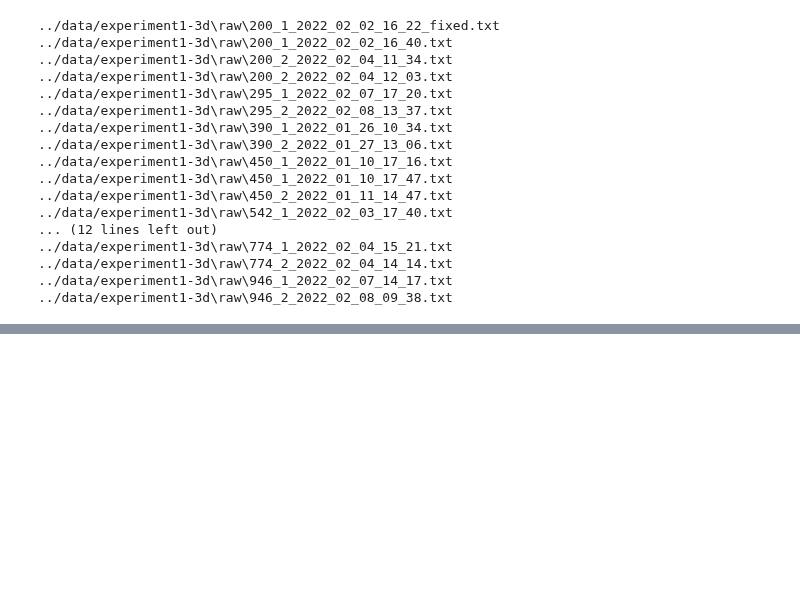
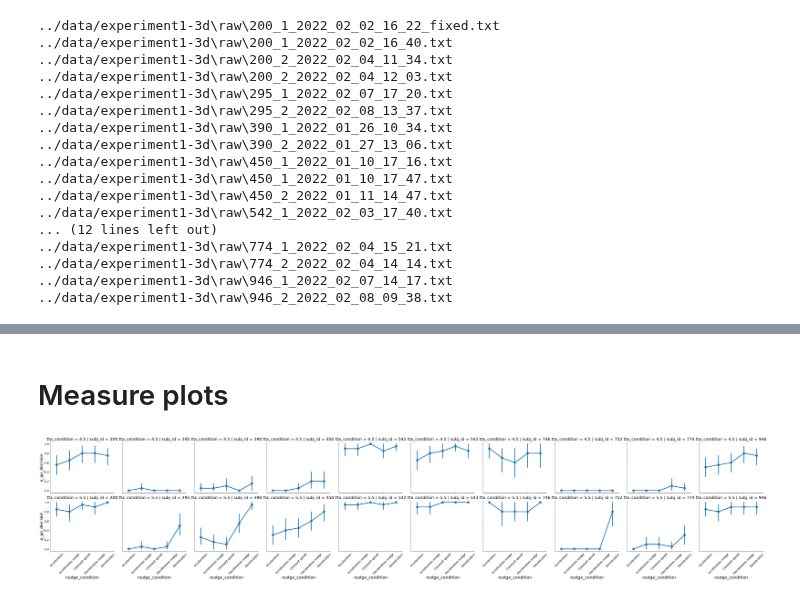
Before and after one commit to tud-hri/nudging-humans-in-traffic, a Jupyter notebook: data_analysis/experiment1-3d-preprocessing.ipynb, the cells around one changed output, grey strips where cells are left out. Cells and saved outputs as stored; diff of their text form; code cells hidden in the pictures; blank space fills up the shorter version.

```diff
--- a/data_analysis/experiment1-3d-preprocessing.ipynb
+++ b/data_analysis/experiment1-3d-preprocessing.ipynb
@@ -275,0 +243,2 @@ len(measures[measures.is_negative_rating])/len(measures)
+# %% [markdown]
+# Measure plots
@@ -275,0 +247,15 @@ len(measures[measures.is_negative_rating])/len(measures)
+# %%
+g = sns.catplot(data=measures, x="nudge_condition", y="p_go_decision", row="tta_condition", col="subj_id", kind="point",
+            order=["Acceleration",
+                   "Acceleration nudge",
+                   "Constant speed",
+                   "Deceleration nudge",
+                   "Deceleration"])
+for axes in g.axes:
+    for ax in axes:
+        ax.set_ylim((-0.05, 1.05))
+        ax.set_xticklabels(ax.get_xticklabels(), rotation=45)
+plt.tight_layout()
+plt.savefig("../figures/p_go.png", bbox_to_inches="tight")
+# %% [output]
+[figure, added]
```
Also changed, not shown: parts of 19 cells of this notebook, 32 other files.
